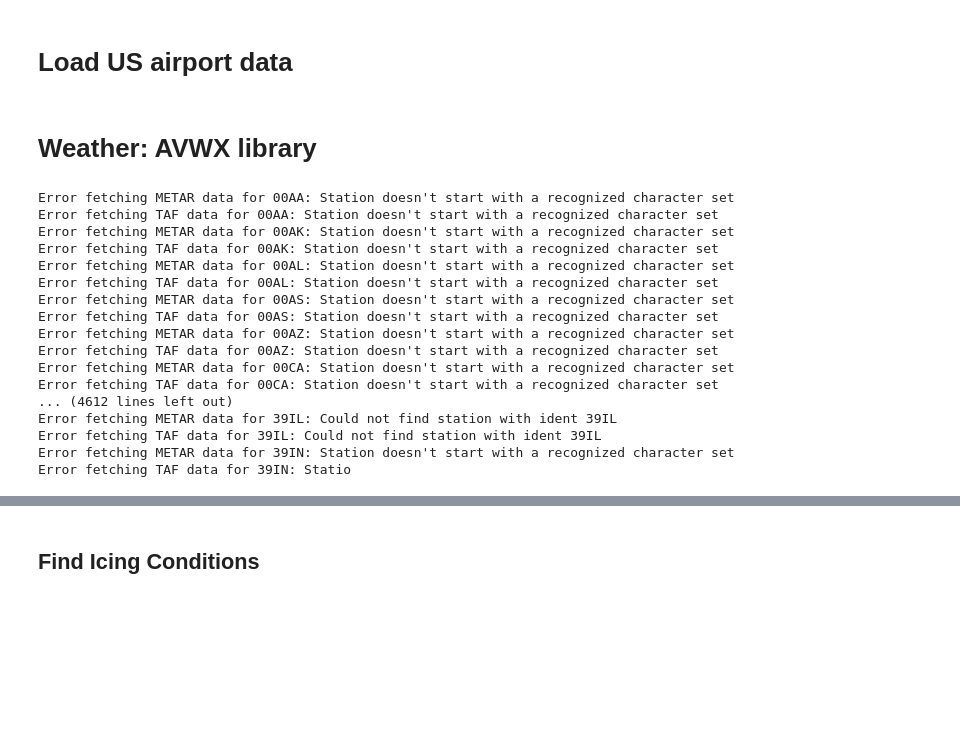
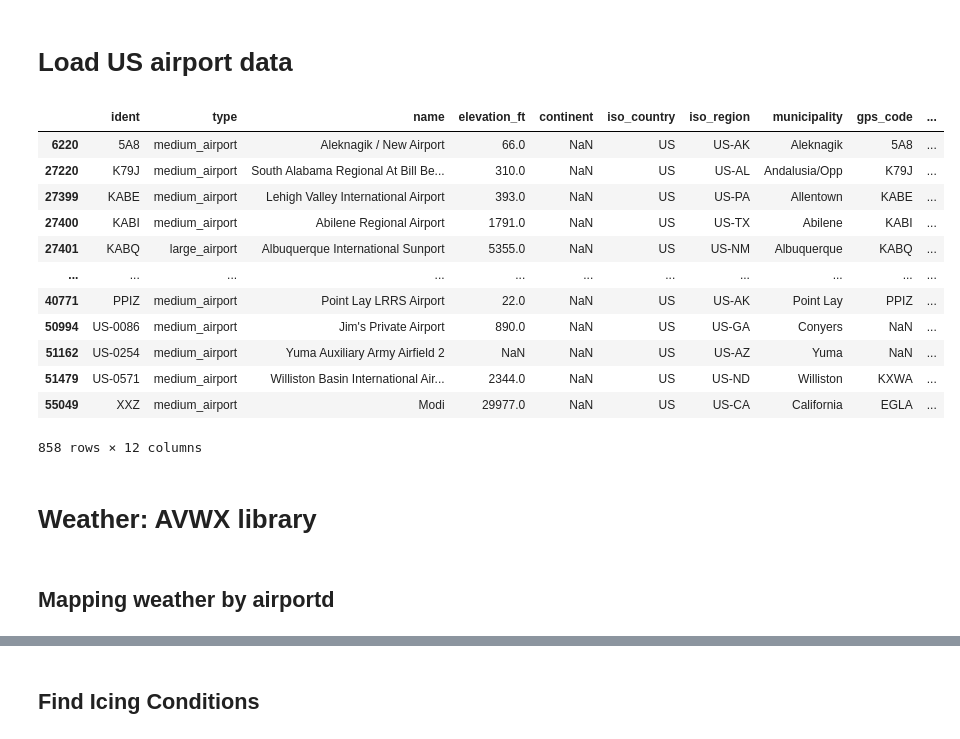
Before and after one commit to gcm107/AviationWorks, a Jupyter notebook: flight_forecast/miserymap.ipynb, the cells around one changed output, grey strips where cells are left out. Cells and saved outputs as stored; diff of their text form; code cells hidden in the pictures; blank space fills up the shorter version.

Commit message:
Airport TAF /METAR on map

```diff
--- a/flight_forecast/miserymap.ipynb
+++ b/flight_forecast/miserymap.ipynb
@@ -65,11 +65,25 @@ us_flights_df
 # %%
 # Load the airport data from the CSV file
 airport_df = pd.read_csv('airports.csv')
 # US only airports
 us_airports_df = airport_df[airport_df['iso_country'] == 'US']
 # now only get medium airport and large airports
-us_airports_df = us_airports_df[us_airports_df['type'].isin(['small_airport', 'medium_airport', 'large_airport'])]
-print(us_airports_df.columns)
+us_airports_df = us_airports_df[us_airports_df['type'].isin(['medium_airport', 'large_airport'])]
+us_airports_df
+# %% [output]
+|  | ident | type | name | elevation_ft | continent | iso_country | iso_region | municipality | gps_code | ... |
+| 6220 | 5A8 | medium_airport | Aleknagik / New Airport | 66.0 | NaN | US | US-AK | Aleknagik | 5A8 | ... |
+| 27220 | K79J | medium_airport | South Alabama Regional At Bill Be... | 310.0 | NaN | US | US-AL | Andalusia/Opp | K79J | ... |
+| 27399 | KABE | medium_airport | Lehigh Valley International Airport | 393.0 | NaN | US | US-PA | Allentown | KABE | ... |
+| 27400 | KABI | medium_airport | Abilene Regional Airport | 1791.0 | NaN | US | US-TX | Abilene | KABI | ... |
+| 27401 | KABQ | large_airport | Albuquerque International Sunport | 5355.0 | NaN | US | US-NM | Albuquerque | KABQ | ... |
+| ... | ... | ... | ... | ... | ... | ... | ... | ... | ... | ... |
+| 40771 | PPIZ | medium_airport | Point Lay LRRS Airport | 22.0 | NaN | US | US-AK | Point Lay | PPIZ | ... |
+| 50994 | US-0086 | medium_airport | Jim's Private Airport | 890.0 | NaN | US | US-GA | Conyers | NaN | ... |
+| 51162 | US-0254 | medium_airport | Yuma Auxiliary Army Airfield 2 | NaN | NaN | US | US-AZ | Yuma | NaN | ... |
+| 51479 | US-0571 | medium_airport | Williston Basin International Air... | 2344.0 | NaN | US | US-ND | Williston | KXWA | ... |
+| 55049 | XXZ | medium_airport | Modi | 29977.0 | NaN | US | US-CA | California | EGLA | ... |
+858 rows × 12 columns
 # %%
 # m = folium.Map(location=[37, -102])
 # marker_cluster = MarkerCluster().add_to(m)
@@ -95,7 +109,7 @@ async def fetch_airport_data_async(airport_codes):
             metar = avwx.Metar(airport_code)
             if await metar.async_update():
                 data["metar"] = {
-                    "raw": metar.raw,
+                    "raw": metar.translations,
                     "flight_rules": metar.data.flight_rules,
                     "summary": metar.summary,
                 }
@@ -132,7 +146,7 @@ async def fetch_airport_data_async(airport_codes):
 
 async def main():
     airports = us_airports_df['gps_code'].tolist()
-    data = await fetch_airport_data_async(airports)
+    data = await fetch_airport_data_async(['KHHR', 'KSBA', 'KSJC', 'KTRK'])
     # html_output = generate_summary_html_safe(data)
 #     # with open("weather_summary.html", "w") as file:
 #     #     file.write(html_output)
@@ -144,21 +158,5 @@ if __name__ == "__main__":
     nest_asyncio.apply()
     loop = asyncio.get_event_loop()
     data = loop.run_until_complete(main())
-# %% [output]
-Error fetching METAR data for 00AA: Station doesn't start with a recognized character set
-Error fetching TAF data for 00AA: Station doesn't start with a recognized character set
-Error fetching METAR data for 00AK: Station doesn't start with a recognized character set
-Error fetching TAF data for 00AK: Station doesn't start with a recognized character set
-Error fetching METAR data for 00AL: Station doesn't start with a recognized character set
-Error fetching TAF data for 00AL: Station doesn't start with a recognized character set
-Error fetching METAR data for 00AS: Station doesn't start with a recognized character set
-Error fetching TAF data for 00AS: Station doesn't start with a recognized character set
-Error fetching METAR data for 00AZ: Station doesn't start with a recognized character set
-Error fetching TAF data for 00AZ: Station doesn't start with a recognized character set
-Error fetching METAR data for 00CA: Station doesn't start with a recognized character set
-Error fetching TAF data for 00CA: Station doesn't start with a recognized character set
-... (4612 lines left out)
-Error fetching METAR data for 39IL: Could not find station with ident 39IL
-Error fetching TAF data for 39IL: Could not find station with ident 39IL
-Error fetching METAR data for 39IN: Station doesn't start with a recognized character set
-Error fetching TAF data for 39IN: Statio
+# %% [markdown]
+## Mapping weather by airportd
```
Also changed, not shown: parts of 4 cells of this notebook.
